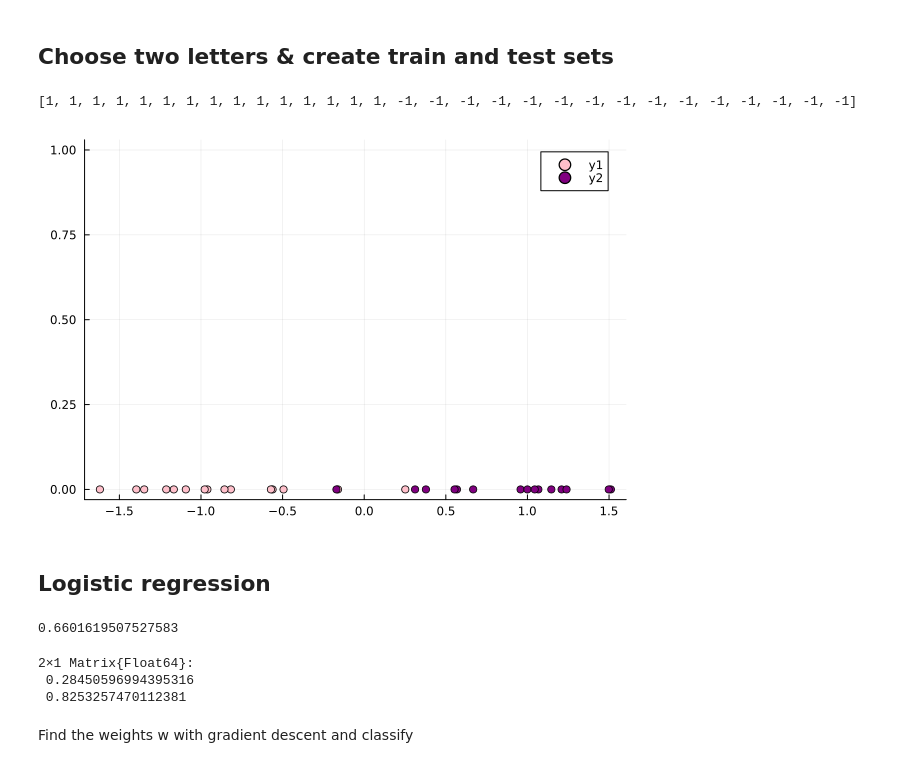
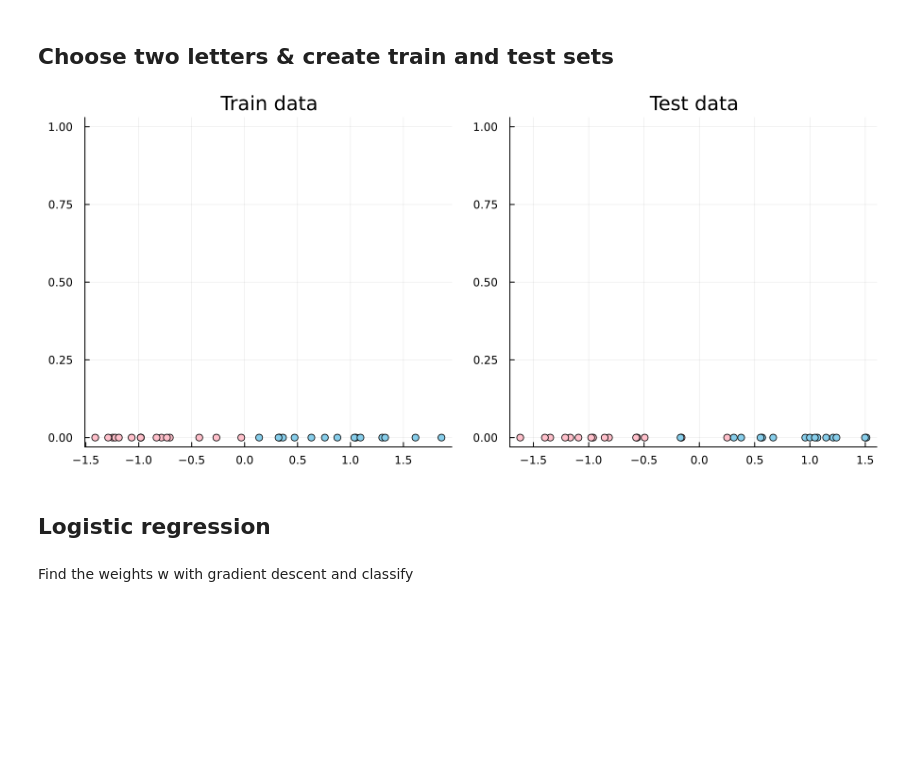
Before and after one commit to B0B36JUL-FinalProjects-2022/Projekt_korladia, a Jupyter notebook: examples/example.ipynb, the cells around one changed output. Cells and saved outputs as stored; diff of their text form; code cells hidden in the pictures; blank space fills up the shorter version.

```diff
--- a/examples/example.ipynb
+++ b/examples/example.ipynb
@@ -15,55 +15,21 @@ Plots.heatmap(reverse(r[:,:,6], dims=1))
 # %%
 alphabet = ['A', 'B', 'C', 'D', 'E', 'H', 'I', 'J', 'K', 'L', 'M', 'N', 'P', 'R', 'S', 'T', 'U', 'V',
 'Y', 'Z']
-# CN, CZ;
-# JL, EB - test set also separable
-imgs, lbls, letter_counts = create_work_set(alphabet, images, labels, letters = "CZ");
+# KZ, CZ;
+# JL, EB, CV, EN, LZ- test set also separable (error 0)
+imgs, lbls, letter_counts, indices = create_work_set(alphabet, images, labels, letters = "CZ");
 imgs_trn, lbls_trn, imgs_tst, lbls_tst = crossval(imgs, lbls, letter_counts);
 
-# Create image features
-method1 = LeftRight()
-method2 = TopBottom()
-x_trn = compute_measurements(imgs_trn, meas_type = method1)
-y_trn = compute_measurements(imgs_trn, meas_type = method2)
-x_tst = compute_measurements(imgs_tst, meas_type = method1)
-y_tst = compute_measurements(imgs_tst, meas_type = method2)
+# Prepare the data - compute features, add padding, etc.
+x_trn, X_trn_1, X_trn_2, lbls_trn = prep_data(imgs_trn, lbls_trn)
+x_tst, X_tst_1, X_tst_2, lbls_tst = prep_data(imgs_tst, lbls_tst)
 
-# Create matrices of all the measurments
-X_trn_2 = vcat(x_trn',y_trn')
-X_trn_1 = reshape(x_trn, 1, size(x_trn)[1])
-X_tst_2 = vcat(x_tst',y_tst')
-X_tst_1 = reshape(x_tst, 1, size(x_tst)[1])
-
-# Prepare the data
-X_trn_1 = add_padding(X_trn_1, position="under")
-X_trn_2 = add_padding(X_trn_2)
-lbls_trn = flip_lbls(lbls_trn)
-X_tst_1 = add_padding(X_tst_1, position="under")
-X_tst_2 = add_padding(X_tst_2)
-lbls_tst = flip_lbls(lbls_tst)
-
-# Show training data separability
-x1 = x_tst[1:size(x_trn)[1]÷2]
-x2 = x_tst[size(x_trn)[1]÷2+1:end]
-plot(x1,zeros(15),seriestype=:scatter, color=:pink)
-plot!(x2,zeros(15),seriestype=:scatter, color=:purple)
+# Show data separability
+test_train_plot(x_trn, x_tst)
 # %% [output]
-[1, 1, 1, 1, 1, 1, 1, 1, 1, 1, 1, 1, 1, 1, 1, -1, -1, -1, -1, -1, -1, -1, -1, -1, -1, -1, -1, -1, -1, -1]
-[figure, old version]
+[figure, new version]
 # %% [markdown]
 ## Logistic regression
-# %%
-# Compute logistic loss and its gradient
-X = [1 1 1 ; 1 2 3]
-l = [1, -1, -1]
-w = [1.5, -0.5]
-println(logistic_loss(X,l,w))
-logistic_loss_gradient(X,l,w)
-# %% [output]
-0.6601619507527583
-2×1 Matrix{Float64}:
- 0.28450596994395316
- 0.8253257470112381
 # %% [markdown]
 Find the weights w with gradient descent and classify
 # %%
```
Also changed, not shown: parts of 28 cells of this notebook.
